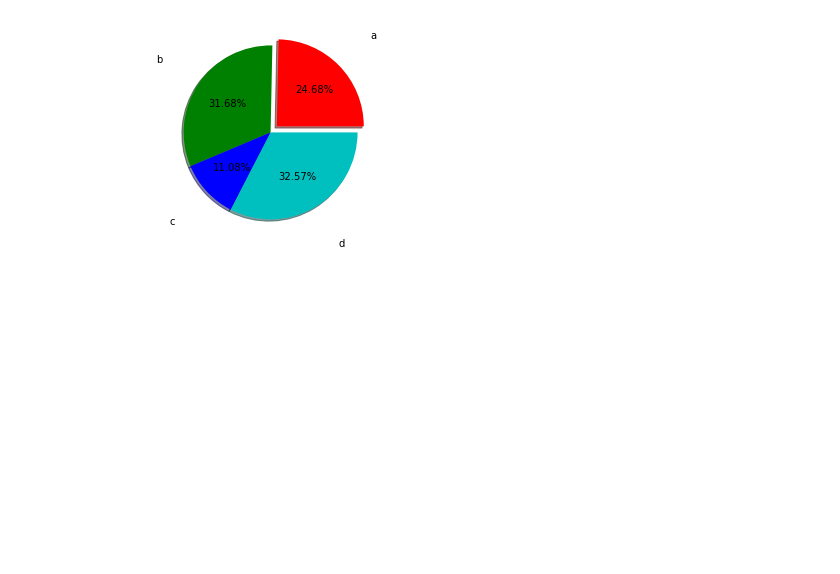
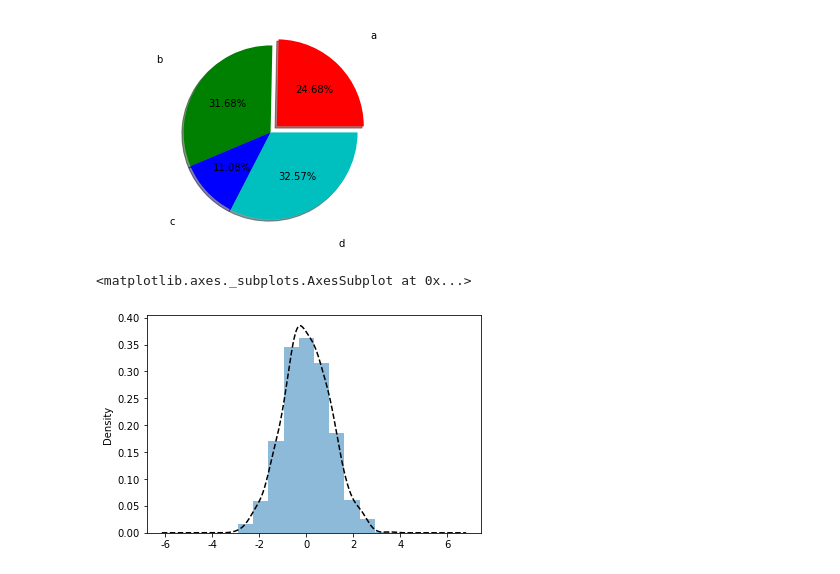
Before and after one commit to tsangyu98/matplotlib_study, a Jupyter notebook: matplotlib_part2.ipynb, the cells around one changed output. Drawn from its saved outputs; the diff is of its cells as text; code cells hidden in the pictures; blank space fills up the shorter version.

```diff
--- a/matplotlib_part2.ipynb
+++ b/matplotlib_part2.ipynb
@@ -294,0 +304,14 @@ Name: series, dtype: float64
+# %%
+s = pd.Series(np.random.randn(1000))
+s.hist(bins=10, grid=True, align='mid', orientation='vertical',alpha=0.5, density=True)
+# bin：箱子的宽度
+# density 标准化
+# histtype 风格，bar，barstacked，step，stepfilled
+# orientation 水平还是垂直{‘horizontal’, ‘vertical’}
+# align : {‘left’, ‘mid’, ‘right’}, optional(对齐方式)
+
+s.plot(kind='kde', style='k--')
+# 密度图
+# %% [output]
+<matplotlib.axes._subplots.AxesSubplot at 0x...>
+[figure, added]
```
Also changed, not shown: parts of 2 cells of this notebook.
